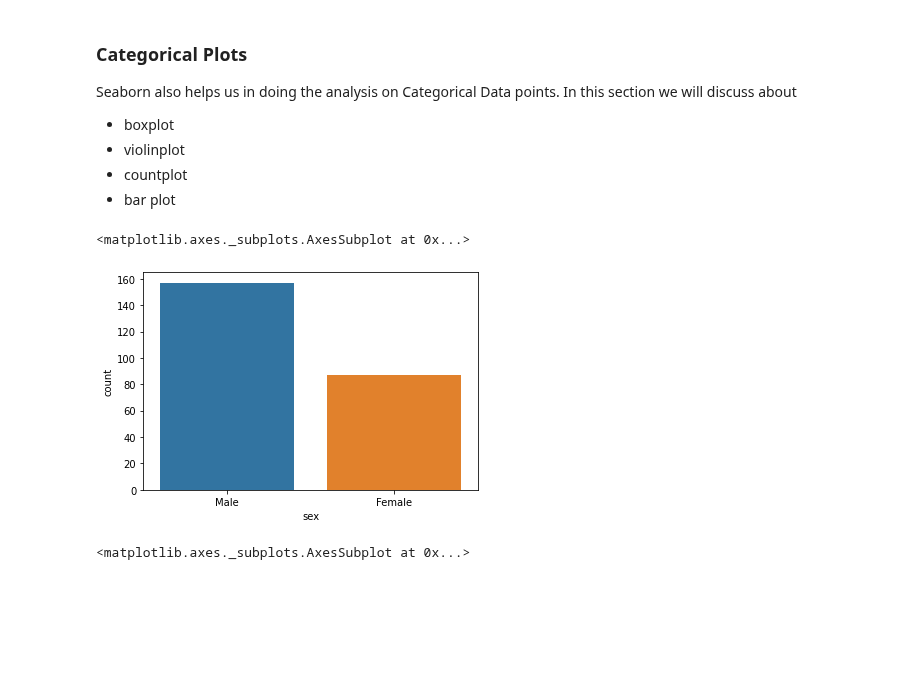
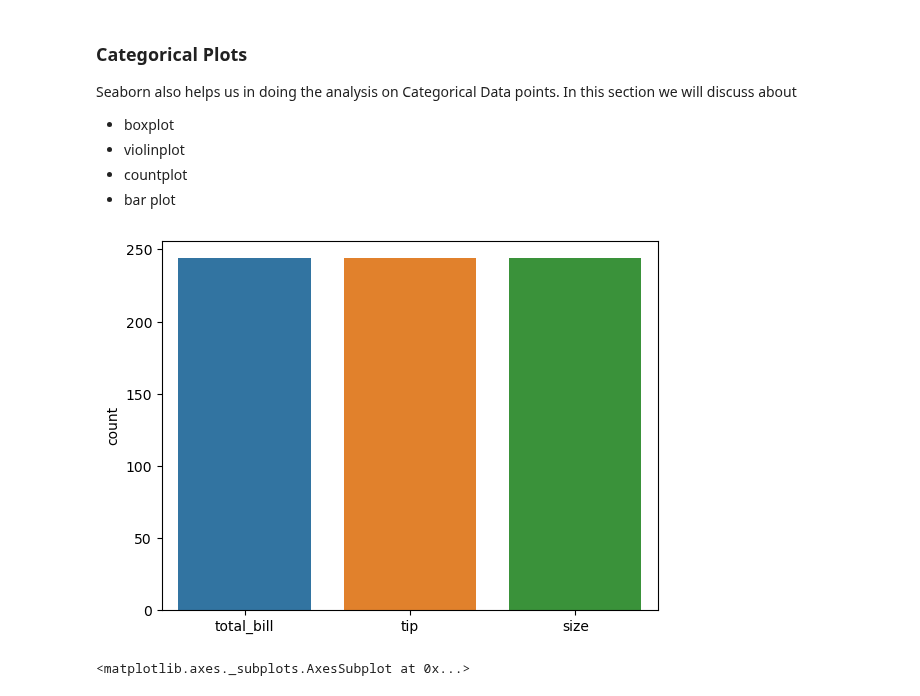
Before and after one commit to samdx/Hands-On-Foundational-Data-Science-Bootcamp, a Jupyter notebook: Day2/Data_Viz.ipynb, the cells around one changed output. Cells and saved outputs as stored; diff of their text form; code cells hidden in the pictures; blank space fills up the shorter version.

```diff
--- a/Day2/Data_Viz.ipynb
+++ b/Day2/Data_Viz.ipynb
@@ -136,10 +137,9 @@ Seaborn also helps us in doing the analysis on Categorical Data points. In this
 - countplot
 - bar plot
 # %%
-sns.countplot('sex',data=df)
+sns.countplot(data=df);
 # %% [output]
-<matplotlib.axes._subplots.AxesSubplot at 0x...>
-[figure, old version]
+[figure, new version]
 # %%
 sns.countplot(y='sex',data=df)
 # %% [output]
```
